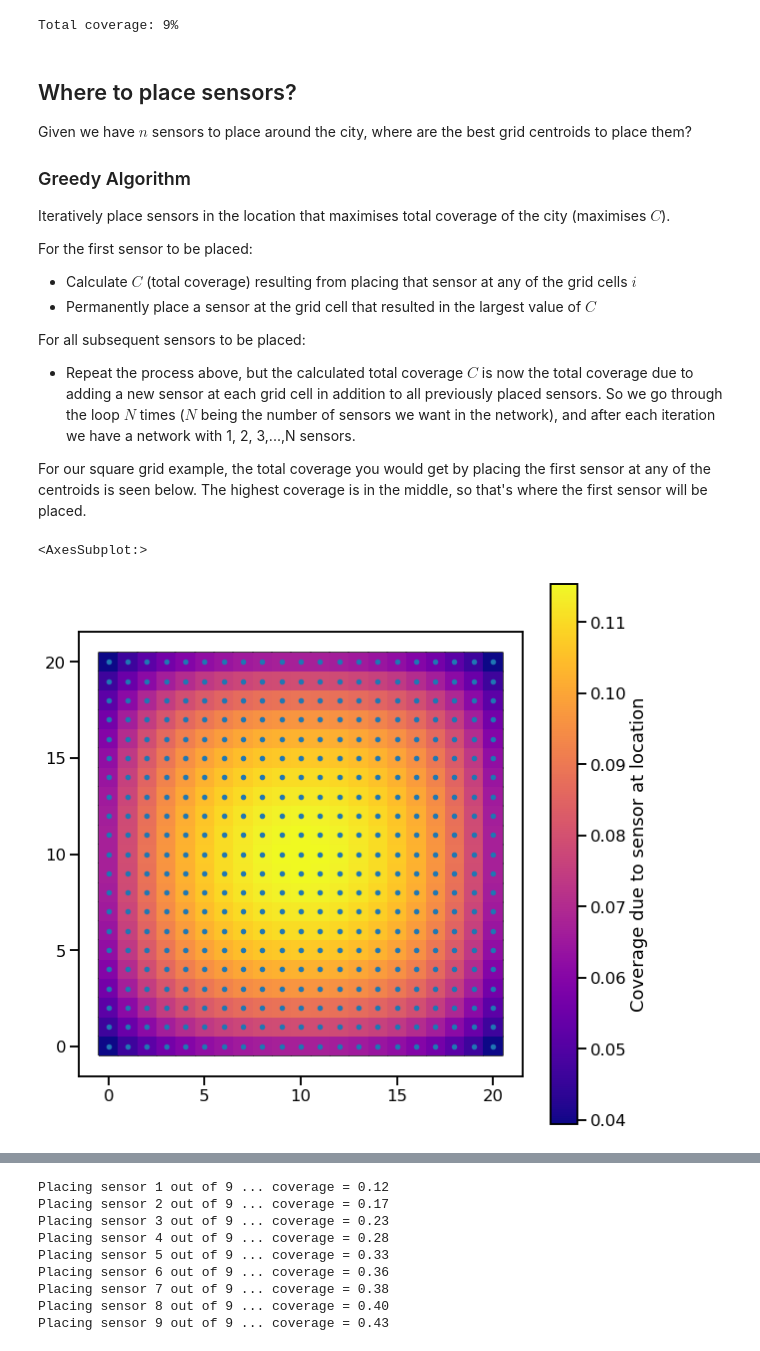
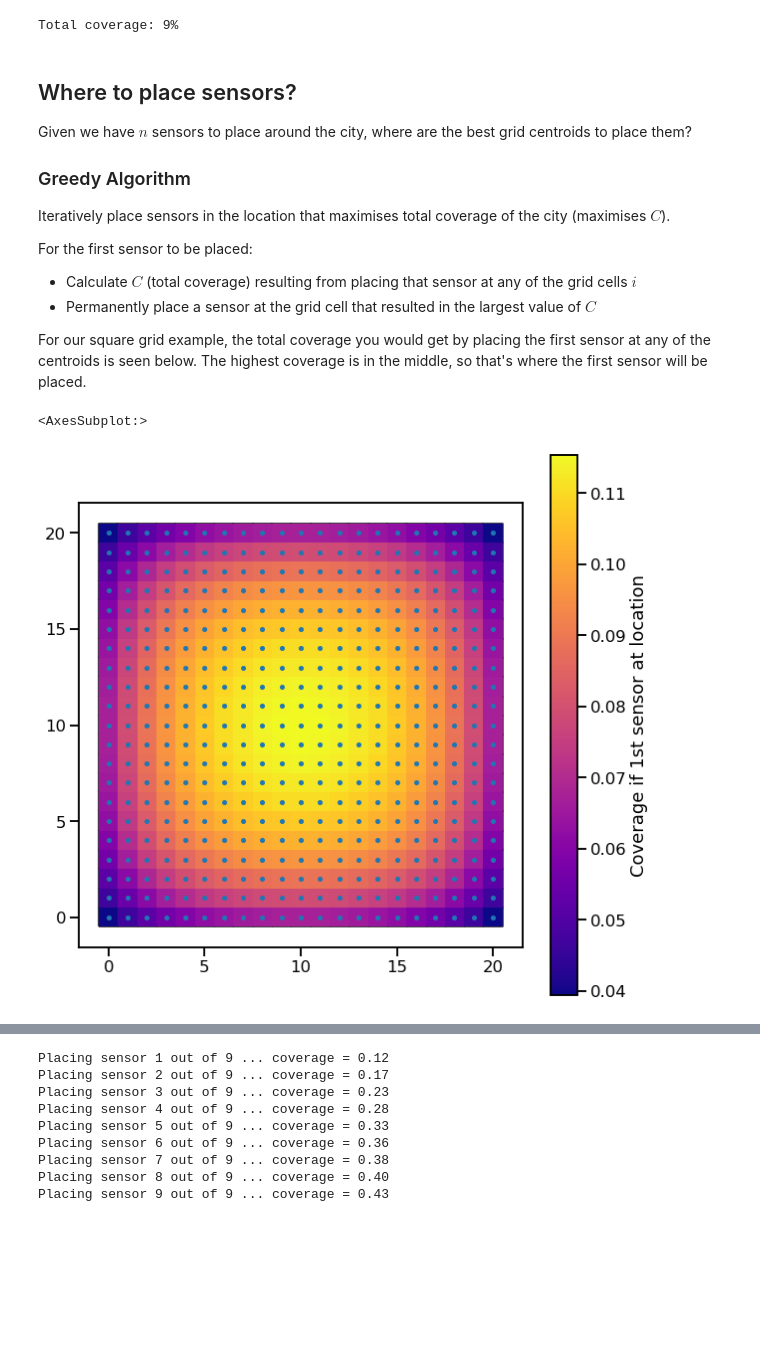
Before and after one commit to alan-turing-institute/spatial-inequality, a Jupyter notebook: notebooks/optimisation_design.ipynb, the cells around one changed output, grey strips where cells are left out. Cells and saved outputs as stored; diff of their text form; code cells hidden in the pictures; blank space fills up the shorter version.

```diff
--- a/notebooks/optimisation_design.ipynb
+++ b/notebooks/optimisation_design.ipynb
@@ -82,7 +90,7 @@ def plot_grid(
             vmax=vmax,
         )
     if show_centroids:
-        ax.plot(grid_x, grid_y, ".")
+        ax.plot(grid_x, grid_y, ".",  markersize=8)
     if highlight_idx is not None:
         ax.plot(grid_x[highlight_idx], grid_y[highlight_idx], "ro")
     if title is not None:
@@ -170,0 +167,16 @@ plot_grid(highlight_idx=sensor_idx, fill_colors=cov)
+# %%
+thetas = [1, 2, 3, 4]
+sensors = get_sensor_array(sensor_idx)
+f, g = get_fig_grid(nrows_ncols=(2, 2), figsize=(15, 15))
+for i, t in enumerate(thetas):
+    cm = coverage_matrix(grid_x, grid_y, theta=t)
+    c = coverage_from_sensors(sensors, cm)
+    plot_grid(
+        fill_colors=c,
+        highlight_idx=sensor_idx,
+        ax=g[i],
+        legend=False,
+        title=f"theta = {t}",
+    )
+
+add_colorbar(g[-1], vmin=0, vmax=1, cmap="Greens", label="Coverage")
@@ -277,20 +294,18 @@ For the first sensor to be placed:
   - Calculate $C$ (total coverage) resulting from placing that sensor at any of the grid cells $i$
   - Permanently place a sensor at the grid cell that resulted in the largest value of $C$
 
-For all subsequent sensors to be placed:
-  - Repeat the process above, but the calculated total coverage $C$ is now the total coverage due to adding a new sensor at each grid cell in addition to all previously placed sensors. So we go through the loop $N$ times ($N$ being the number of sensors we want in the network), and after each iteration we have a network with 1, 2, 3,...,N sensors.
-
 For our square grid example, the total coverage you would get by placing the first sensor at any of the centroids is seen below. The highest coverage is in the middle, so that's where the first sensor will be placed.
 # %%
-importance = np.zeros(len(grid_x))
+importance_1 = np.zeros(len(grid_x))
 
 for site in range(len(grid_x)):
-    importance[site] = cm[site, :].sum() / len(grid_x)
+    c = coverage_from_sensors(get_sensor_array(site), cm)
+    importance_1[site] = total_coverage(c)
 
 plot_grid(
-    fill_colors=importance, vmin=None, vmax=None, cmap="plasma",
-    label="Coverage due to sensor at location"
+    fill_colors=importance_1, vmin=None, vmax=None, cmap="plasma",
+    label="Coverage if 1st sensor at location"
 )
 # %% [output]
 <AxesSubplot:>
-[figure, old version]
+[figure, new version]
```
Also changed, not shown: parts of 30 cells of this notebook, 1 other file.
